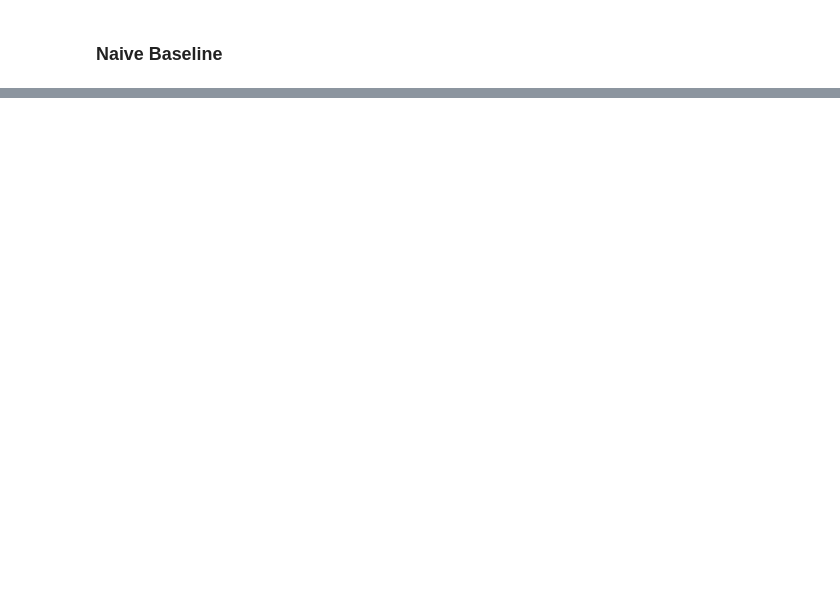
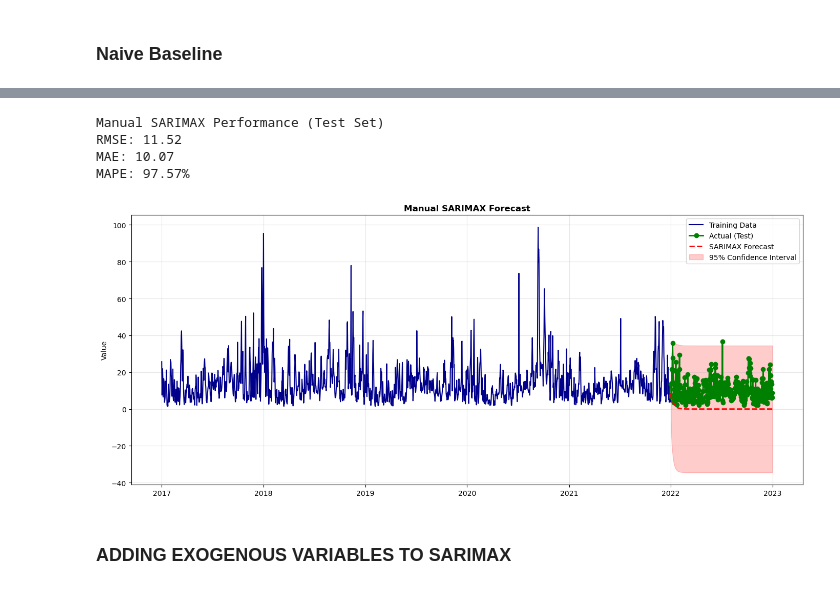
Before and after one commit to ibadet/PredictPM25, a Jupyter notebook: manual_modelling.ipynb, the cells around one changed output, grey strips where cells are left out. Saved outputs shown, nothing was run; the diff lists cells and outputs as text; code cells hidden in the pictures; blank space fills up the shorter version.

```diff
--- a/manual_modelling.ipynb
+++ b/manual_modelling.ipynb
@@ -82,13 +84,9 @@ seasonal_order = (1,0,0,365)
 # %%
-df_la_daily.index = pd.to_datetime(df_la_daily.index)
-df_la_daily.sort_index(inplace=True)
-df_la_daily = df_la_daily.asfreq('D')
-
-df_train = df_la_daily.loc['2017-01-01':'2020-12-31', 'pm25_cf_1']
-df_test_2021 = df_la_daily.loc['2021-01-01':'2021-12-31', 'pm25_cf_1']
+df_train = df_la_monthly.loc['2017-01-01':'2021-12-31', 'pm25_cf_1']
+df_test = df_la_monthly.loc['2022-01-01':'2022-12-31', 'pm25_cf_1']
 
 print(df_train.shape)
-print(df_test_2021.shape)
+print(df_test.shape)
 print(df_train.head())
-print(df_test_2021.head())
+print(df_test.head())
 # %% [output]
@@ -207,0 +207,8 @@ Naive MAE: 3.8309002842087914
+# %%
+df_train = df_la_daily.loc['2017-01-01':'2021-12-31', 'pm25_cf_1']
+df_test = df_la_daily.loc['2022-01-01':'2022-12-31', 'pm25_cf_1']
+
+print(df_train.shape)
+print(df_test.shape)
+print(df_train.head())
+print(df_test.head())
@@ -207,0 +272,38 @@ Naive MAE: 3.8309002842087914
+# %%
+from sklearn.metrics import mean_squared_error, mean_absolute_error
+# Forecast on test set
+forecast_manual = results.get_forecast(steps=len(df_test))
+forecast_mean = forecast_manual.predicted_mean
+forecast_ci = forecast_manual.conf_int()
+
+# Evaluate
+rmse = np.sqrt(mean_squared_error(df_test, forecast_mean))
+mae = mean_absolute_error(df_test, forecast_mean)
+mape = np.mean(np.abs((df_test - forecast_mean) / df_test)) * 100
+
+print(f"\nManual SARIMAX Performance (Test Set) ")
+print(f"RMSE: {rmse:.2f}")
+print(f"MAE: {mae:.2f}")
+print(f"MAPE: {mape:.2f}%")
+
+# Visualize
+plt.figure(figsize=(14, 6))
+plt.plot(df_train.index, df_train, label='Training Data', color='darkblue')
+plt.plot(df_test.index, df_test, label='Actual (Test)', color='green', linewidth=2, marker='o')
+plt.plot(df_test.index, forecast_mean, label='SARIMAX Forecast', color='red', linestyle='--', linewidth=2)
+plt.fill_between(df_test.index, forecast_ci.iloc[:, 0], forecast_ci.iloc[:, 1],
+                     color='red', alpha=0.2, label='95% Confidence Interval')
+plt.title(f'Manual SARIMAX Forecast', fontweight='bold', fontsize=12)
+plt.ylabel('Value')
+plt.legend()
+plt.grid(alpha=0.3)
+plt.tight_layout()
+plt.show()
+# %% [output]
+Manual SARIMAX Performance (Test Set)
+RMSE: 11.52
+MAE: 10.07
+MAPE: 97.57%
+[figure, added]
+# %% [markdown]
+### ADDING EXOGENOUS VARIABLES TO SARIMAX
```
Also changed, not shown: parts of 24 cells of this notebook.
